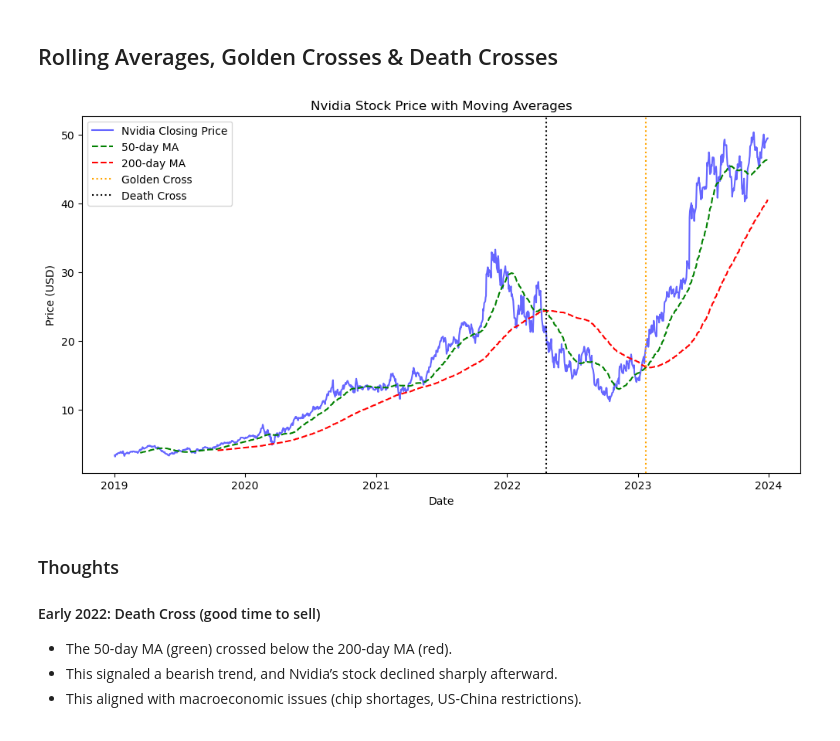
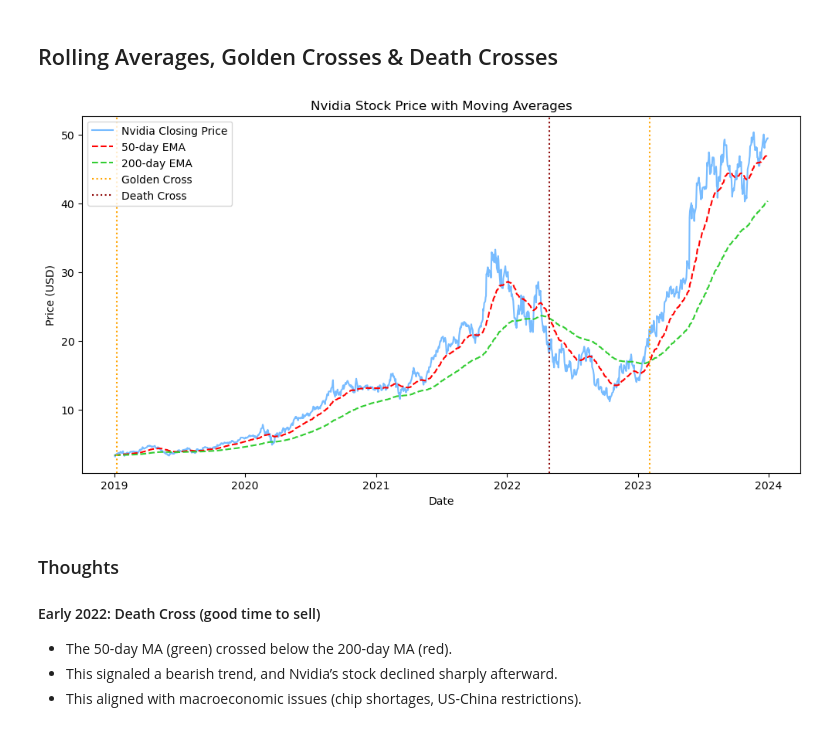
Before and after one commit to EValentino96/Projects, a Jupyter notebook: FinanceProject/NvidiaStockPrediction.ipynb, the cells around one changed output. Saved outputs shown, nothing was run; the diff lists cells and outputs as text; code cells hidden in the pictures.

```diff
--- a/FinanceProject/NvidiaStockPrediction.ipynb
+++ b/FinanceProject/NvidiaStockPrediction.ipynb
@@ -81,20 +82,35 @@ For financial data, it's crucial to understand global events and resource manage
 window_short_term = 50
 window_long_term = 200
 
-ensure_column(nvda, f"MA_{window_short_term}", lambda: nvda["Close"].rolling(window=window_short_term).mean())
+ensure_column(nvda, f"MA_{window_short_term}", lambda: nvda["Close"].rolling(window=window_short_term, center=True).mean())
+ensure_column(nvda, f"MA_{window_long_term}", lambda: nvda["Close"].rolling(window=window_long_term, center=True).mean())
 
-ensure_column(nvda, f"MA_{window_long_term}", lambda: nvda["Close"].rolling(window=window_long_term).mean())
+# Using Exponential moving average (EMA) gives more weight to recent data, which is more relevant for golden & death crosses
+ensure_column(nvda, f"EMA_{window_short_term}", lambda: nvda["Close"].ewm(span=window_short_term, adjust=False).mean())
+ensure_column(nvda, f"EMA_{window_long_term}", lambda: nvda["Close"].ewm(span=window_long_term, adjust=False).mean())
 
 # Identify where the 50-day MA crosses above the 200-day MA (Golden Cross)
+# golden_crosses = (
+#     (nvda[f"MA_{window_short_term}"].shift(1) < nvda[f"MA_{window_long_term}"].shift(1))
+#     & (nvda[f"MA_{window_short_term}"] > nvda[f"MA_{window_long_term}"])
+#     )
+
+# Identify where the 50-day MA crosses below the 200-day MA (Death Cross)
+# death_crosses = (
+#     (nvda[f"MA_{window_short_term}"].shift(1) > nvda[f"MA_{window_long_term}"].shift(1))
+#     & (nvda[f"MA_{window_short_term}"] < nvda[f"MA_{window_long_term}"])
+#     )
+
+# Identify where the 50-day EMA crosses above the 200-day EMA (Golden Cross)
 golden_crosses = (
-    (nvda[f"MA_{window_short_term}"].shift(1) < nvda[f"MA_{window_long_term}"].shift(1))
-    & (nvda[f"MA_{window_short_term}"] > nvda[f"MA_{window_long_term}"])
+    (nvda[f"EMA_{window_short_term}"].shift(1) < nvda[f"EMA_{window_long_term}"].shift(1))
+    & (nvda[f"EMA_{window_short_term}"] > nvda[f"EMA_{window_long_term}"])
     )
 
-# Identify where the 50-day MA crosses below the 200-day MA (Death Cross)
+# Identify where the 50-day EMA crosses below the 200-day EMA (Death Cross)
 death_crosses = (
-    (nvda[f"MA_{window_short_term}"].shift(1) > nvda[f"MA_{window_long_term}"].shift(1))
-    & (nvda[f"MA_{window_short_term}"] < nvda[f"MA_{window_long_term}"])
+    (nvda[f"EMA_{window_short_term}"].shift(1) > nvda[f"EMA_{window_long_term}"].shift(1))
+    & (nvda[f"EMA_{window_short_term}"] < nvda[f"EMA_{window_long_term}"])
     )
 
 # Get the dates of the crossovers
@@ -103,26 +119,28 @@ death_cross_dates = nvda.index[death_crosses]
 # %%
 # Plot with moving averages
 plt.figure(figsize=(12,6))
-plt.plot(nvda["Close"], label="Nvidia Closing Price", color='blue', alpha=0.6)
-plt.plot(nvda[f"MA_{window_short_term}"], label=f"{window_short_term}-day MA", color='green', linestyle="--")
-plt.plot(nvda[f"MA_{window_long_term}"], label=f"{window_long_term}-day MA", color='red', linestyle="--")
+plt.plot(nvda["Close"], label="Nvidia Closing Price", color='dodgerblue', alpha=0.6)
+# plt.plot(nvda[f"MA_{window_short_term}"], label=f"{window_short_term}-day MA", color='red', linestyle="--")
+# plt.plot(nvda[f"MA_{window_long_term}"], label=f"{window_long_term}-day MA", color='limegreen', linestyle="--")
+plt.plot(nvda[f"EMA_{window_short_term}"], label=f"{window_short_term}-day EMA", color='red', linestyle="--")
+plt.plot(nvda[f"EMA_{window_long_term}"], label=f"{window_long_term}-day EMA", color='limegreen', linestyle="--")
 
 # Annotate Golden Cross points
 for date in golden_cross_dates:
     plt.axvline(date, color="orange", linestyle=":", alpha=1, label="Golden Cross" if date == golden_cross_dates[0] else "")
 
 # Annotate Death Cross points
 for date in death_cross_dates:
-    plt.axvline(date, color="black", linestyle=":", alpha=1, label="Death Cross" if date == death_cross_dates[0] else "")
+    plt.axvline(date, color="darkred", linestyle=":", alpha=1, label="Death Cross" if date == death_cross_dates[0] else "")
 
 
 plt.title("Nvidia Stock Price with Moving Averages")
+plt.legend(loc="upper left")
 plt.xlabel("Date")
 plt.ylabel("Price (USD)")
-plt.legend()
 plt.show()
 # %% [output]
-[figure, old version]
+[figure, new version]
 # %% [markdown]
 ### Thoughts
 
```
Also changed, not shown: parts of 11 cells of this notebook.
